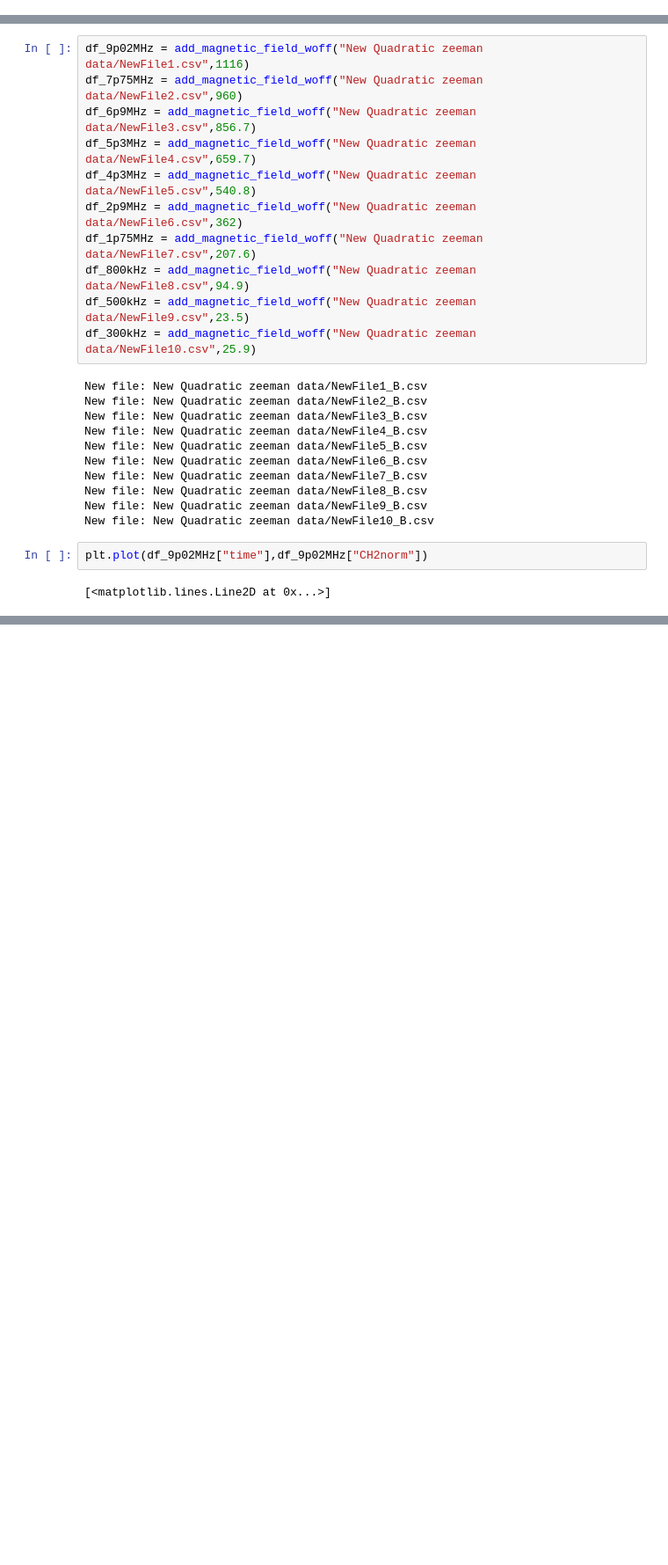
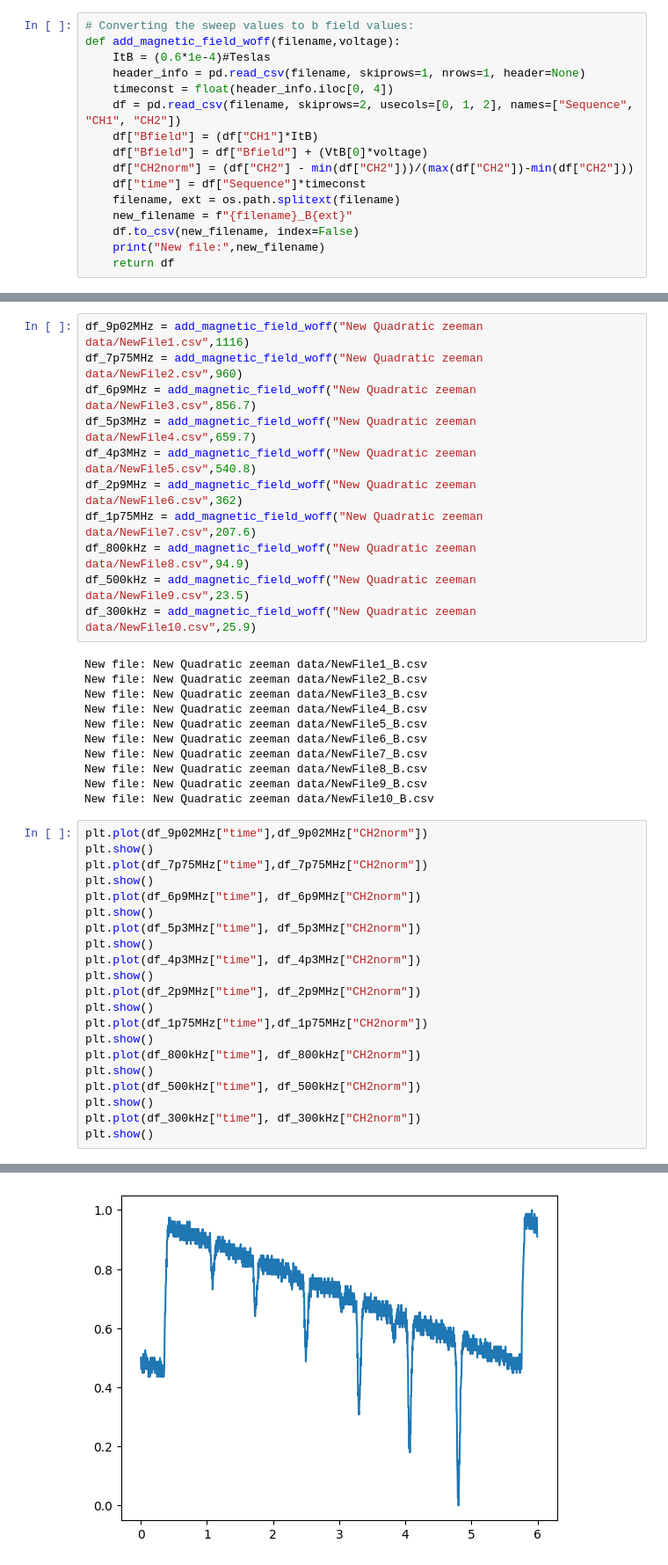
Before and after one commit to imathrock/Optical_Pumping, a Jupyter notebook: DA.ipynb, the cells around one changed output, grey strips where cells are left out. Shown at 88% size. Drawn from its saved outputs; the diff is of its cells as text; blank space fills up the shorter version.

```diff
--- a/DA.ipynb
+++ b/DA.ipynb
@@ -599,0 +438,16 @@ plt.show()
+# %%
+# Converting the sweep values to b field values:
+def add_magnetic_field_woff(filename,voltage):
+    ItB = (0.6*1e-4)#Teslas
+    header_info = pd.read_csv(filename, skiprows=1, nrows=1, header=None)
+    timeconst = float(header_info.iloc[0, 4])
+    df = pd.read_csv(filename, skiprows=2, usecols=[0, 1, 2], names=["Sequence", "CH1", "CH2"])
+    df["Bfield"] = (df["CH1"]*ItB)
+    df["Bfield"] = df["Bfield"] + (VtB[0]*voltage)
+    df["CH2norm"] = (df["CH2"] - min(df["CH2"]))/(max(df["CH2"])-min(df["CH2"]))
+    df["time"] = df["Sequence"]*timeconst
+    filename, ext = os.path.splitext(filename)
+    new_filename = f"{filename}_B{ext}"
+    df.to_csv(new_filename, index=False)
+    print("New file:",new_filename)
+    return df
@@ -621,6 +577,25 @@ New file: New Quadratic zeeman data/NewFile9_B.csv
 New file: New Quadratic zeeman data/NewFile10_B.csv
 # %%
 plt.plot(df_9p02MHz["time"],df_9p02MHz["CH2norm"])
+plt.show()
+plt.plot(df_7p75MHz["time"],df_7p75MHz["CH2norm"])
+plt.show()
+plt.plot(df_6p9MHz["time"], df_6p9MHz["CH2norm"])
+plt.show()
+plt.plot(df_5p3MHz["time"], df_5p3MHz["CH2norm"])
+plt.show()
+plt.plot(df_4p3MHz["time"], df_4p3MHz["CH2norm"])
+plt.show()
+plt.plot(df_2p9MHz["time"], df_2p9MHz["CH2norm"])
+plt.show()
+plt.plot(df_1p75MHz["time"],df_1p75MHz["CH2norm"])
+plt.show()
+plt.plot(df_800kHz["time"], df_800kHz["CH2norm"])
+plt.show()
+plt.plot(df_500kHz["time"], df_500kHz["CH2norm"])
+plt.show()
+plt.plot(df_300kHz["time"], df_300kHz["CH2norm"])
+plt.show()
 # %% [output]
-[<matplotlib.lines.Line2D at 0x...>]
 [figure]
+[figure, added]
```
Also changed, not shown: parts of 33 cells of this notebook, 21 other files.
